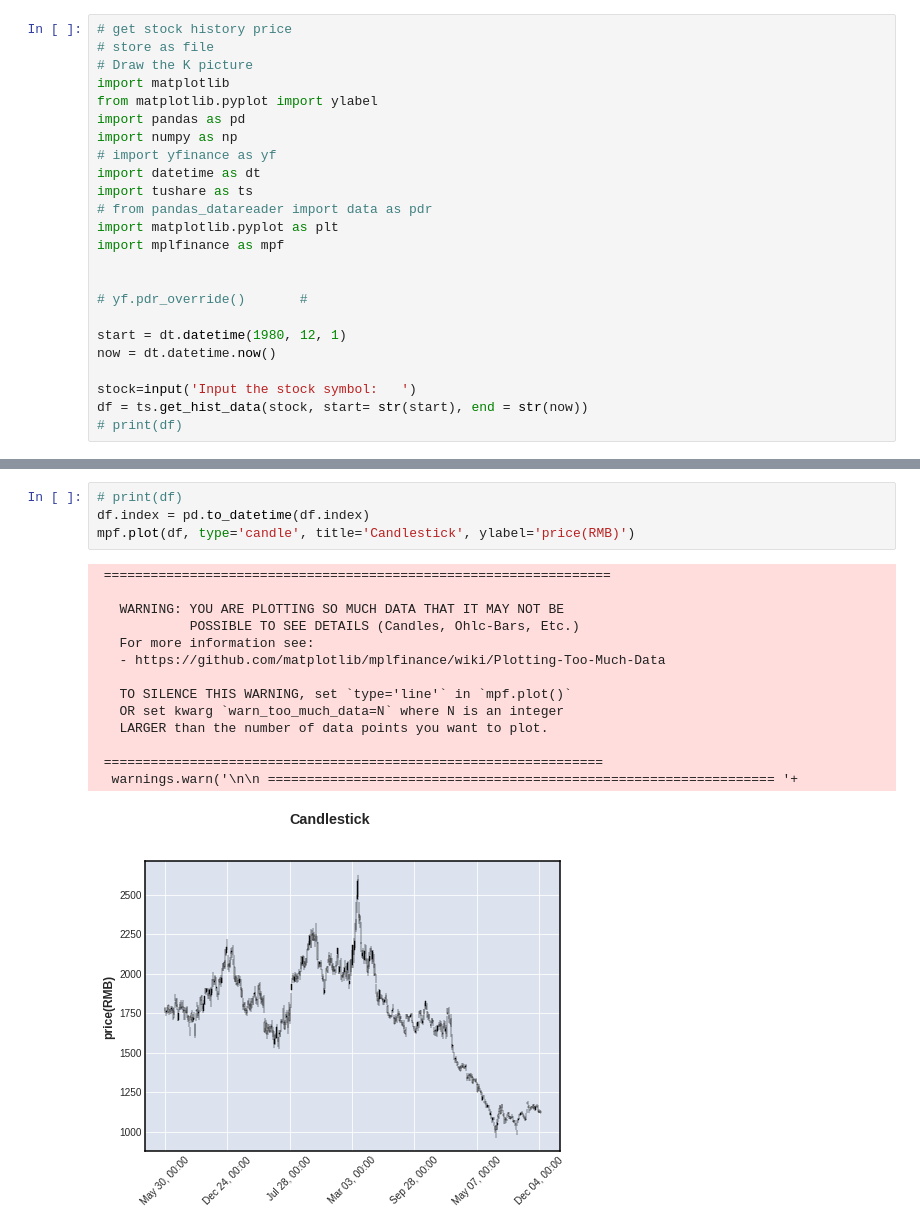
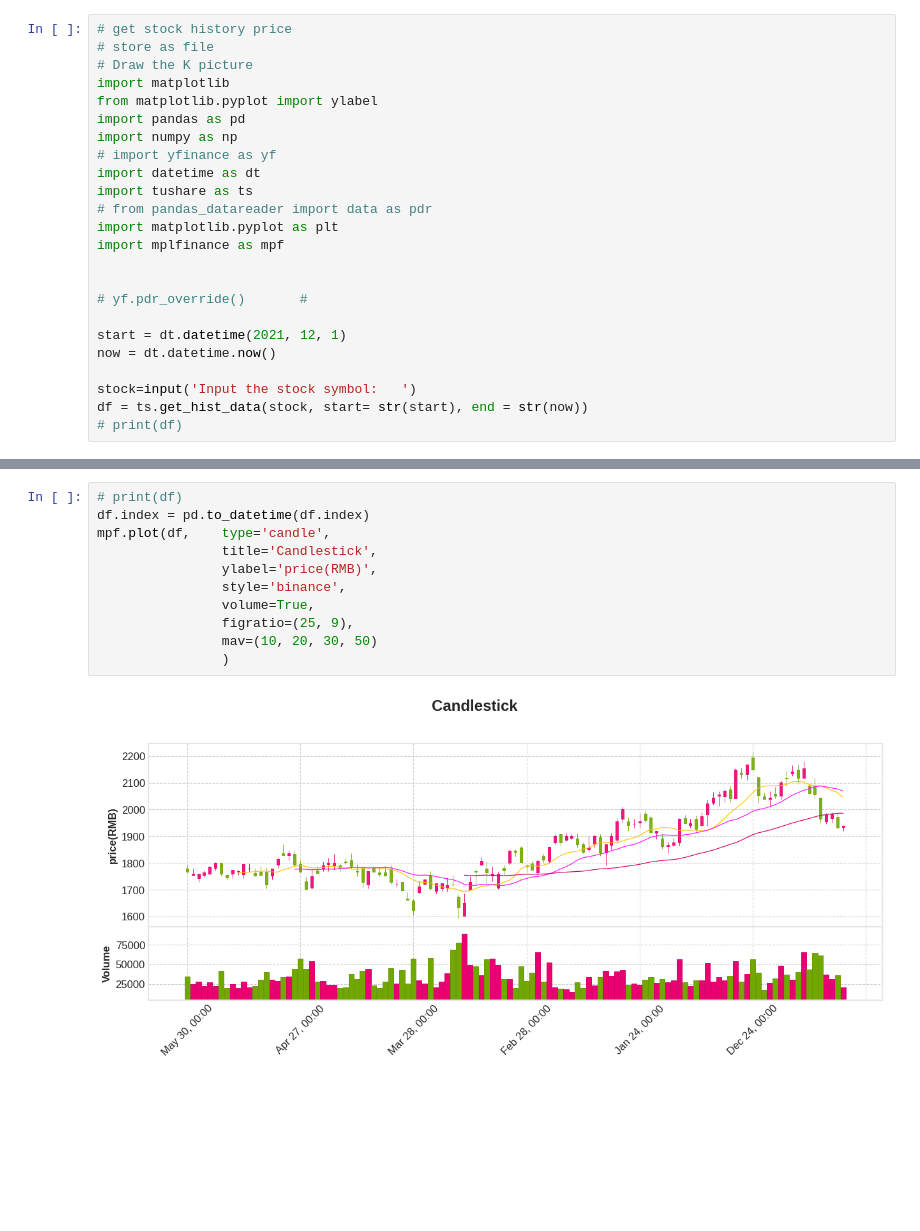
Before and after one commit to natlqs/Python, a Jupyter notebook: FinanceFree/00_test.ipynb, the cells around one changed output, grey strips where cells are left out. Saved outputs shown, nothing was run; the diff lists cells and outputs as text; blank space fills up the shorter version.

```diff
--- a/FinanceFree/00_test.ipynb
+++ b/FinanceFree/00_test.ipynb
@@ -16,7 +16,7 @@ import mplfinance as mpf
 
 # yf.pdr_override()       #
 
-start = dt.datetime(1980, 12, 1)
+start = dt.datetime(2021, 12, 1)
 now = dt.datetime.now()
 
 stock=input('Input the stock symbol:   ')
@@ -27,19 +43,13 @@ df = ts.get_hist_data(stock, start= str(start), end = str(now))
 # %%
 # print(df)
 df.index = pd.to_datetime(df.index)
-mpf.plot(df, type='candle', title='Candlestick', ylabel='price(RMB)')
+mpf.plot(df,    type='candle',
+                title='Candlestick',
+                ylabel='price(RMB)',
+                style='binance',
+                volume=True,
+                figratio=(25, 9),
+                mav=(10, 20, 30, 50)
+                )
 # %% [output]
- =================================================================
-
-   WARNING: YOU ARE PLOTTING SO MUCH DATA THAT IT MAY NOT BE
-            POSSIBLE TO SEE DETAILS (Candles, Ohlc-Bars, Etc.)
-   For more information see:
-   - https://github.com/matplotlib/mplfinance/wiki/Plotting-Too-Much-Data
-
-   TO SILENCE THIS WARNING, set `type='line'` in `mpf.plot()`
-   OR set kwarg `warn_too_much_data=N` where N is an integer
-   LARGER than the number of data points you want to plot.
-
- ================================================================
-  warnings.warn('\n\n ================================================================= '+
-[figure, old version]
+[figure, new version]
```
Also changed, not shown: parts of 1 cell of this notebook.
